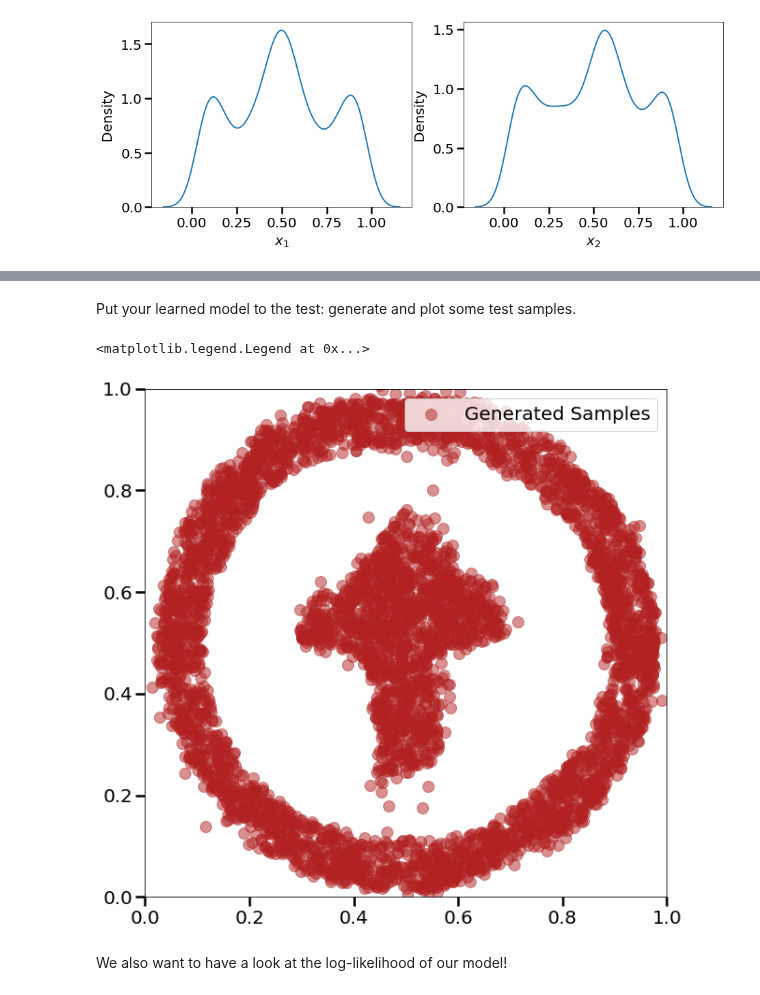
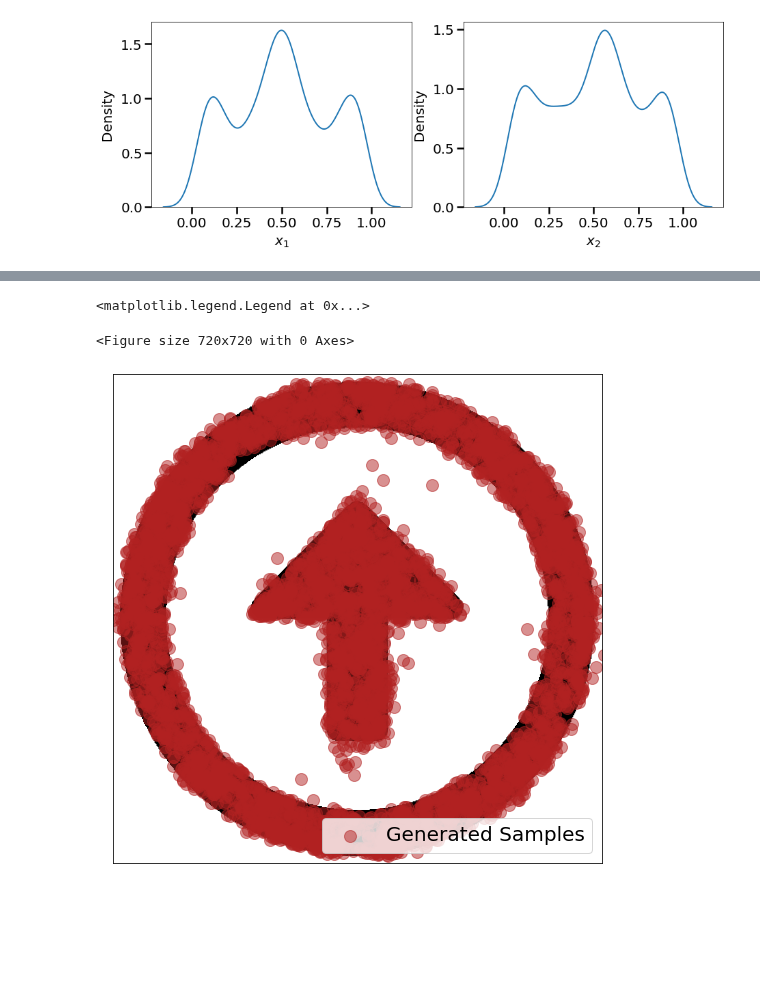
Before and after one commit to FelixSto/NSP_Assignments, a Jupyter notebook: notebooks/assignments/1-6-flows.ipynb, the cells around one changed output, grey strips where cells are left out. Cells and saved outputs as stored; diff of their text form; code cells hidden in the pictures; blank space fills up the shorter version.

```diff
--- a/notebooks/assignments/1-6-flows.ipynb
+++ b/notebooks/assignments/1-6-flows.ipynb
@@ -125,18 +179,16 @@ step: 2000, loss: -0.9833183884620667
-# %% [markdown]
-Put your learned model to the test: generate and plot some test samples.
 # %%
 # generate samples from the learned distribution
 samples = flow_dist.sample(torch.Size([5000,])).detach().numpy()
+samples = samples*512
 
 plt.close('all')
 plt.figure(figsize=(10,10))
-# show_grayscale_img(img)
+show_grayscale_img(img)
 plt.scatter(samples[:,0], samples[:,1], color='firebrick', label='Generated Samples', alpha=0.5)
-plt.xlim([0, 1])
-plt.ylim([0, 1])
+plt.xlim([0,512])
+plt.ylim([0,512])
 plt.legend()
 # %% [output]
 <matplotlib.legend.Legend at 0x...>
+<Figure size 720x720 with 0 Axes>
-[figure, old version]
+[figure, new version]
-# %% [markdown]
-We also want to have a look at the log-likelihood of our model!
```
Also changed, not shown: parts of 16 cells of this notebook.
